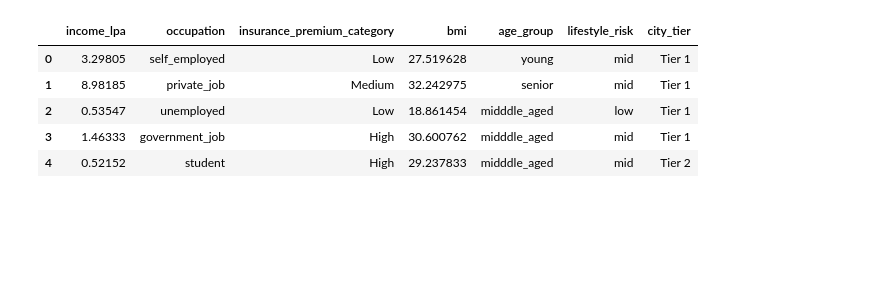
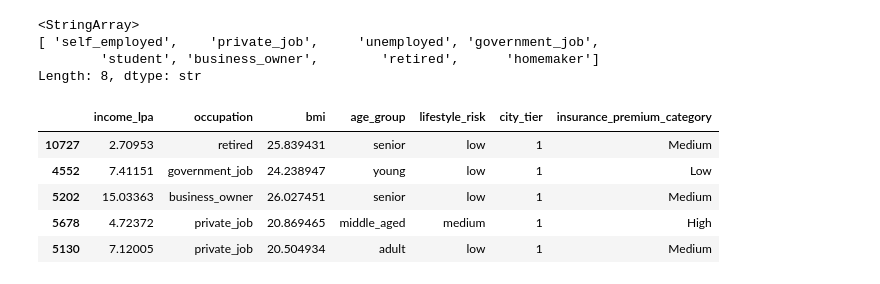
Before and after one commit to pawan-rai02/FastAPI, a Jupyter notebook: curd-fastapi/04_fastApi-ML.ipynb, the cells around one changed output. Drawn from its saved outputs; the diff is of its cells as text; code cells hidden in the pictures; blank space fills up the shorter version.

```diff
--- a/curd-fastapi/04_fastApi-ML.ipynb
+++ b/curd-fastapi/04_fastApi-ML.ipynb
@@ -96,11 +22,66 @@ df_feature.head()
-# %%
-df_feature = df_feature.drop(columns= ['age', 'weight', 'height', 'smoker', 'city'])
-df_feature.head()
-# %% [output]
-|  | income_lpa | occupation | insurance_premium_category | bmi | age_group | lifestyle_risk | city_tier |
-| 0 | 3.29805 | self_employed | Low | 27.519628 | young | mid | Tier 1 |
-| 1 | 8.98185 | private_job | Medium | 32.242975 | senior | mid | Tier 1 |
-| 2 | 0.53547 | unemployed | Low | 18.861454 | midddle_aged | low | Tier 1 |
-| 3 | 1.46333 | government_job | High | 30.600762 | midddle_aged | mid | Tier 1 |
-| 4 | 0.52152 | student | High | 29.237833 | midddle_aged | mid | Tier 2 |
+# %%
+df['occupation'].unique()
+# %% [output]
+<StringArray>
+[ 'self_employed',    'private_job',     'unemployed', 'government_job',
+        'student', 'business_owner',        'retired',      'homemaker']
+Length: 8, dtype: str
+# %%
+df_feat = df.copy()
+
+# Feature 1: BMI
+df_feat["bmi"] = df_feat["weight"] / (df_feat["height"] ** 2)
+
+# Feature 2: Age Group
+def age_group(age):
+    if age < 25:
+        return "young"
+    elif age < 45:
+        return "adult"
+    elif age < 60:
+        return "middle_aged"
+    return "senior"
+
+df_feat["age_group"] = df_feat["age"].apply(age_group)
+
+# Feature 3: Lifestyle Risk
+def lifestyle_risk(row):
+    if row["smoker"] and row["bmi"] > 30:
+        return "high"
+    elif row["smoker"] or row["bmi"] > 27:
+        return "medium"
+    else:
+        return "low"
+
+df_feat["lifestyle_risk"] = df_feat.apply(lifestyle_risk, axis=1)
+
+tier_1_cities = ["Mumbai", "Delhi", "Bangalore", "Chennai", "Kolkata", "Hyderabad", "Pune"]
+tier_2_cities = [
+    "Jaipur", "Chandigarh", "Indore", "Lucknow", "Patna", "Ranchi", "Visakhapatnam", "Coimbatore",
+    "Bhopal", "Nagpur", "Vadodara", "Surat", "Rajkot", "Jodhpur", "Raipur", "Amritsar", "Varanasi",
+    "Agra", "Dehradun", "Mysore", "Jabalpur", "Guwahati", "Thiruvananthapuram", "Ludhiana", "Nashik",
+    "Allahabad", "Udaipur", "Aurangabad", "Hubli", "Belgaum", "Salem", "Vijayawada", "Tiruchirappalli",
+    "Bhavnagar", "Gwalior", "Dhanbad", "Bareilly", "Aligarh", "Gaya", "Kozhikode", "Warangal",
+    "Kolhapur", "Bilaspur", "Jalandhar", "Noida", "Guntur", "Asansol", "Siliguri"
+]
+
+# Feature 4: City Tier
+def city_tier(city):
+    if city in tier_1_cities:
+        return 1
+    elif city in tier_2_cities:
+        return 2
+    else:
+        return 3
+
+df_feat["city_tier"] = df_feat["city"].apply(city_tier)
+
+df_feat.drop(columns=['age', 'weight', 'height', 'smoker', 'city'])[['income_lpa', 'occupation', 'bmi', 'age_group', 'lifestyle_risk', 'city_tier', 'insurance_premium_category']].sample(5)
+# %% [output]
+|  | income_lpa | occupation | bmi | age_group | lifestyle_risk | city_tier | insurance_premium_category |
+| 10727 | 2.70953 | retired | 25.839431 | senior | low | 1 | Medium |
+| 4552 | 7.41151 | government_job | 24.238947 | young | low | 1 | Low |
+| 5202 | 15.03363 | business_owner | 26.027451 | senior | low | 1 | Medium |
+| 5678 | 4.72372 | private_job | 20.869465 | middle_aged | medium | 1 | High |
+| 5130 | 7.12005 | private_job | 20.504934 | adult | low | 1 | Medium |
 # %%
```
Also changed, not shown: parts of 21 cells of this notebook, 4 other files.
